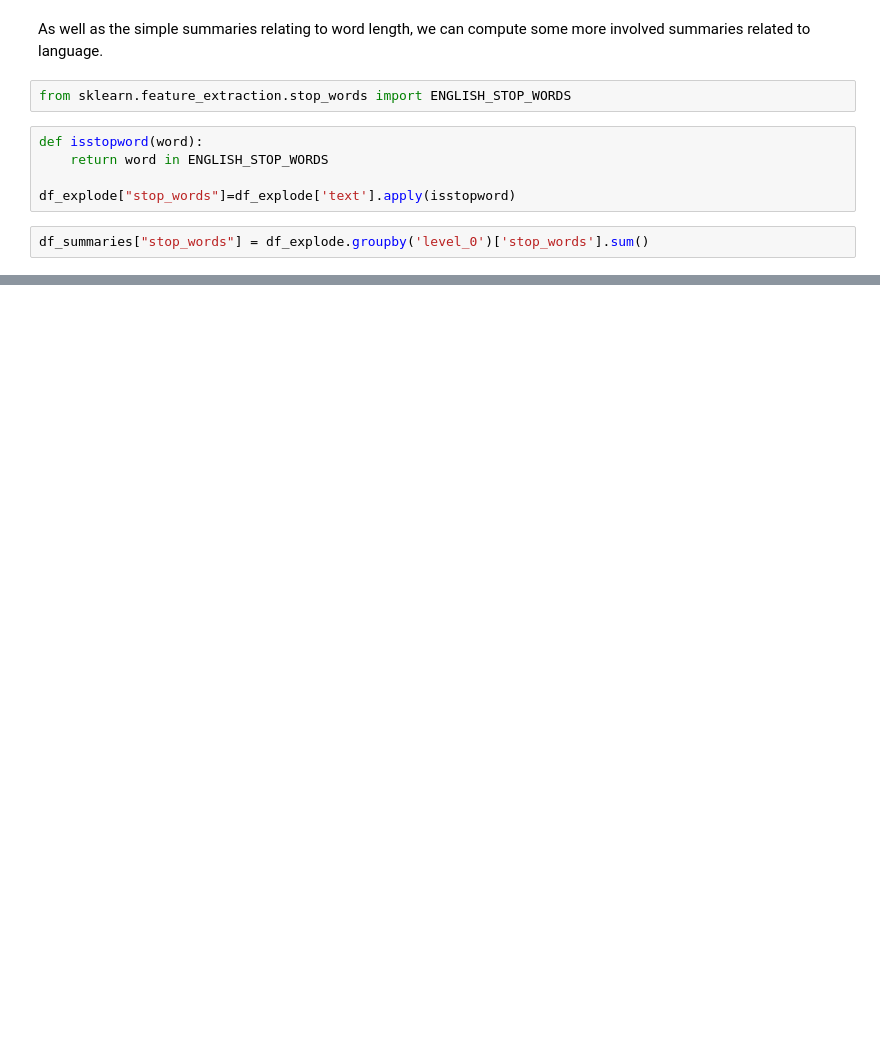
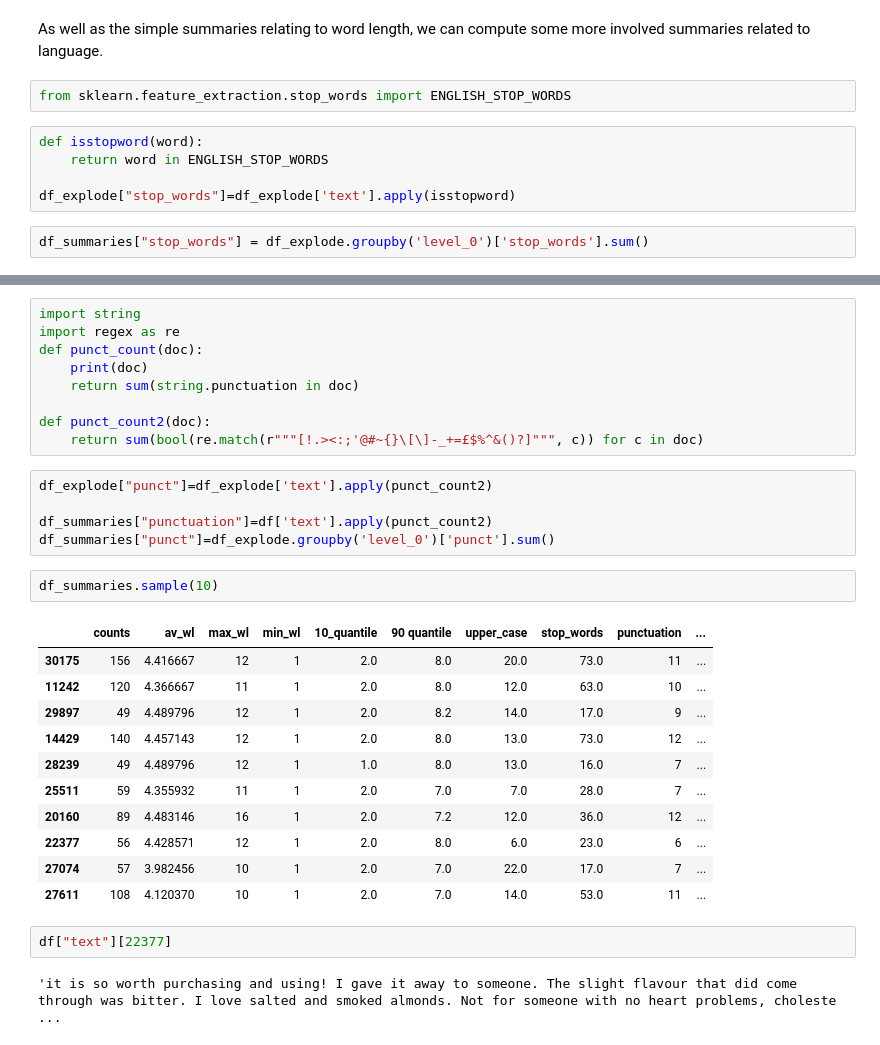
Before and after one commit to willb/openshift-ml-workflows-workshop, a Jupyter notebook: 02a-feature-engineering.ipynb, the cells around one changed output, grey strips where cells are left out. Drawn from its saved outputs; the diff is of its cells as text; blank space fills up the shorter version.

Commit message:
implementing more on the exploded df

```diff
--- a/02a-feature-engineering.ipynb
+++ b/02a-feature-engineering.ipynb
@@ -208,0 +217,32 @@ df_summaries["stop_words"] = df_explode.groupby('level_0')['stop_words'].sum()
+# %%
+import string
+import regex as re
+def punct_count(doc):
+    print(doc)
+    return sum(string.punctuation in doc)
+
+def punct_count2(doc):
+    return sum(bool(re.match(r"""[!.><:;'@#~{}\[\]-_+=£$%^&()?]""", c)) for c in doc)
+# %%
+df_explode["punct"]=df_explode['text'].apply(punct_count2)
+
+df_summaries["punctuation"]=df['text'].apply(punct_count2)
+df_summaries["punct"]=df_explode.groupby('level_0')['punct'].sum()
+# %%
+df_summaries.sample(10)
+# %% [output]
+|  | counts | av_wl | max_wl | min_wl | 10_quantile | 90 quantile | upper_case | stop_words | punctuation | ... |
+| 30175 | 156 | 4.416667 | 12 | 1 | 2.0 | 8.0 | 20.0 | 73.0 | 11 | ... |
+| 11242 | 120 | 4.366667 | 11 | 1 | 2.0 | 8.0 | 12.0 | 63.0 | 10 | ... |
+| 29897 | 49 | 4.489796 | 12 | 1 | 2.0 | 8.2 | 14.0 | 17.0 | 9 | ... |
+| 14429 | 140 | 4.457143 | 12 | 1 | 2.0 | 8.0 | 13.0 | 73.0 | 12 | ... |
+| 28239 | 49 | 4.489796 | 12 | 1 | 1.0 | 8.0 | 13.0 | 16.0 | 7 | ... |
+| 25511 | 59 | 4.355932 | 11 | 1 | 2.0 | 7.0 | 7.0 | 28.0 | 7 | ... |
+| 20160 | 89 | 4.483146 | 16 | 1 | 2.0 | 7.2 | 12.0 | 36.0 | 12 | ... |
+| 22377 | 56 | 4.428571 | 12 | 1 | 2.0 | 8.0 | 6.0 | 23.0 | 6 | ... |
+| 27074 | 57 | 3.982456 | 10 | 1 | 2.0 | 7.0 | 22.0 | 17.0 | 7 | ... |
+| 27611 | 108 | 4.120370 | 10 | 1 | 2.0 | 7.0 | 14.0 | 53.0 | 11 | ... |
+# %%
+df["text"][22377]
+# %% [output]
+'it is so worth purchasing and using! I gave it away to someone. The slight flavour that did come through was bitter. I love salted and smoked almonds. Not for someone with no heart problems, choleste ...
```
Also changed, not shown: parts of 9 cells of this notebook.
